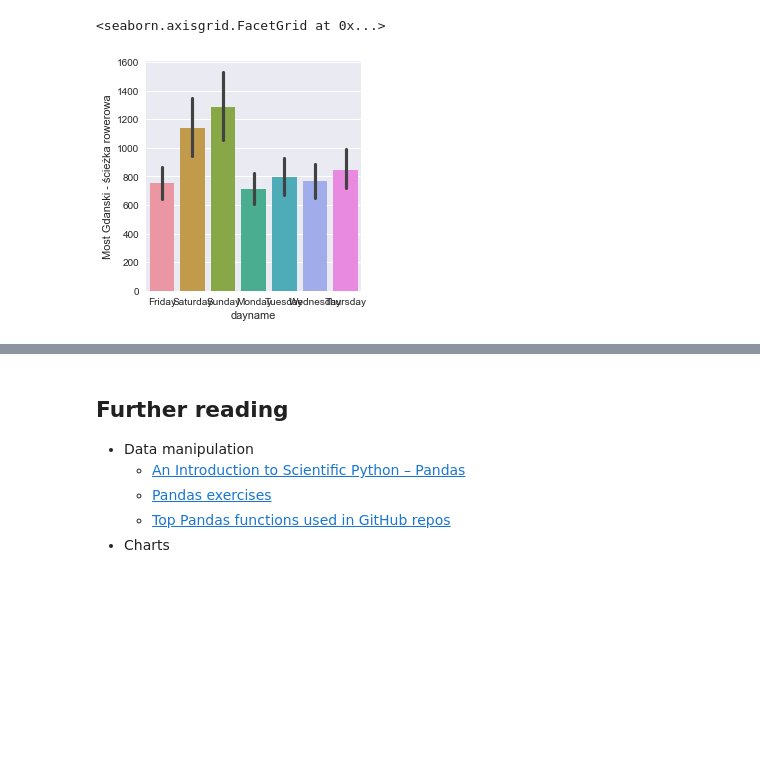
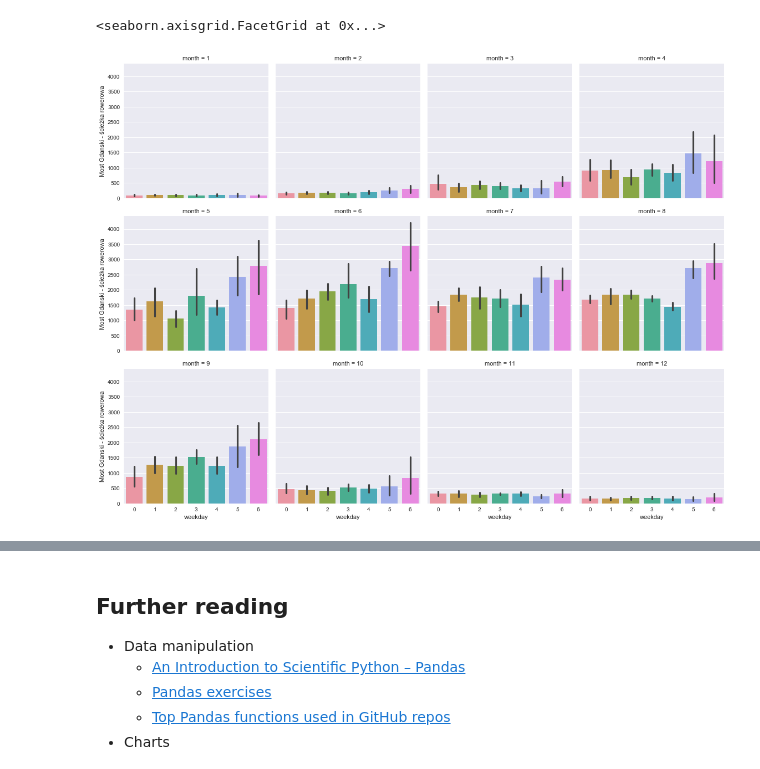
Before and after one commit to stared/uw-ml-python-2017, a Jupyter notebook: 2_data_exploration.ipynb, the cells around one changed output, grey strips where cells are left out. Saved outputs shown, nothing was run; the diff lists cells and outputs as text; code cells hidden in the pictures; blank space fills up the shorter version.

```diff
--- a/2_data_exploration.ipynb
+++ b/2_data_exploration.ipynb
@@ -26,7 +26,7 @@ import matplotlib.pyplot as plt
 import seaborn as sns
 # %%
 # reading CSV data
-days = pd.read_csv("data/bicycles_weather.csv", index_col=0, parse_dates=['date'])
+days = pd.read_csv("data/bicycles_weather.csv", index_col=0, parse_dates=[0])
 # %%
 # first entries
 days.head()
@@ -164 +204,15 @@ sns.heatmap(days.corr(), cmap='RdBu_r', vmin=-1, vmax=1)
+# %%
+# creating a column, via:
+
+# series method
+days['is_weekend'] = days['weekday'].isin([5, 6])
+
+# applying lambda function
+days['is_weekend'] = days['weekday'].apply(lambda x: x in [5, 6])
+
+# using a dictionary to map values
+days['is_weekend'] = days['weekday'].map({0: False, 1: False, 2: False,
+                               3: False, 4: False, 5: True, 6: True})
+
+# now, use if for a nicer plot
 # %%
@@ -169,8 +235,10 @@ sns.heatmap(days.corr('spearman'))
 # %%
 sns.factorplot(data=days.fillna(0),
                y='Most Gdanski - ścieżka rowerowa',
-               x='dayname',
+               x='weekday',
+               col='month',
+               col_wrap=4,
                kind='bar')
 # %% [output]
 <seaborn.axisgrid.FacetGrid at 0x...>
-[figure, old version]
+[figure, new version]
```
Also changed, not shown: parts of 28 cells of this notebook.
